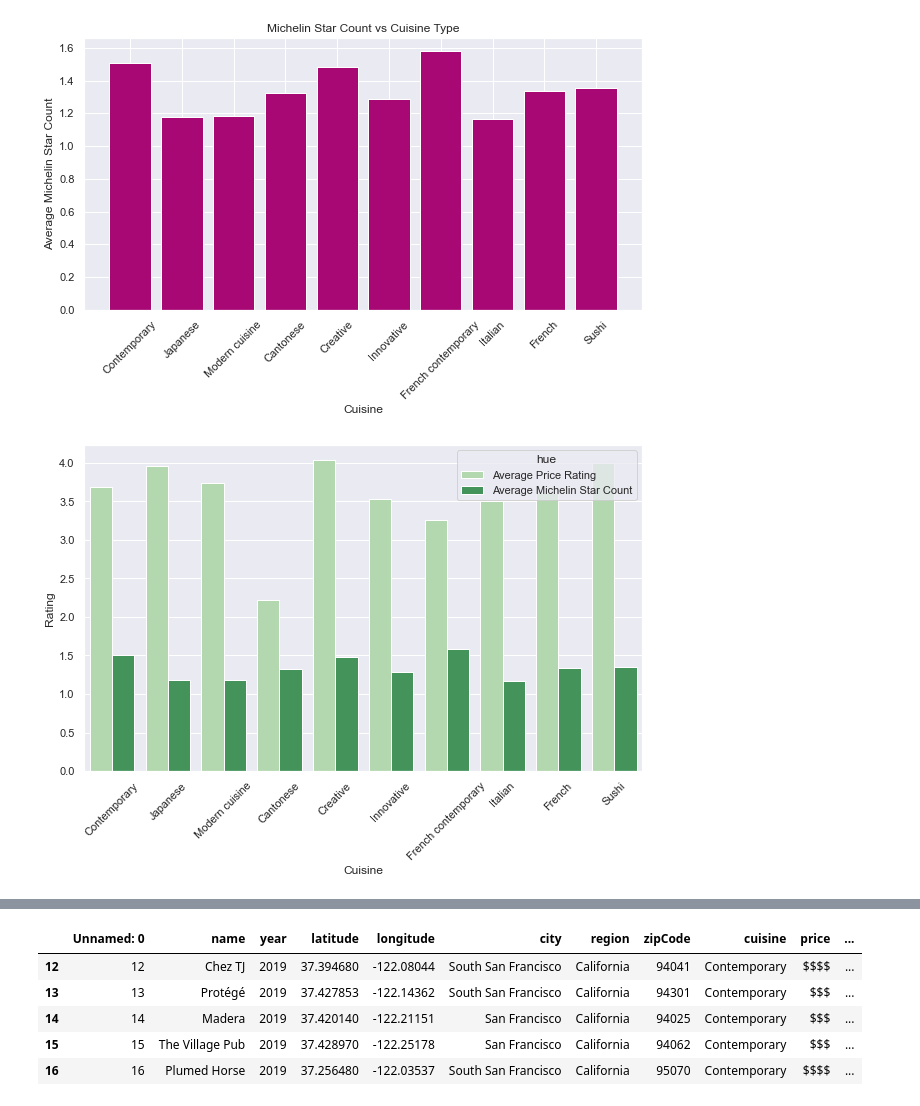
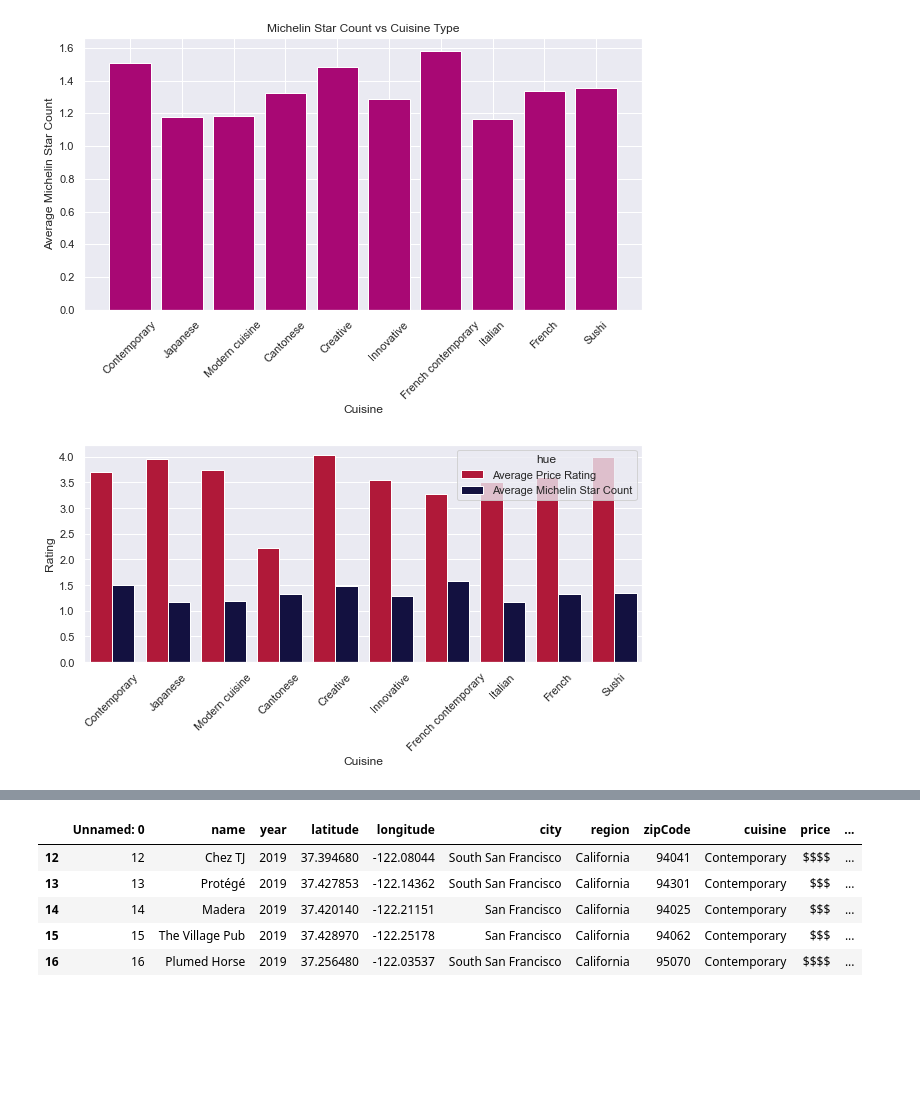
Before and after one commit to EI-github/smu_project1_michelinrestaurants, a Jupyter notebook: Cody_Work/Project 1/Project1.ipynb, the cells around one changed output, grey strips where cells are left out. Drawn from its saved outputs; the diff is of its cells as text; code cells hidden in the pictures; blank space fills up the shorter version.

```diff
--- a/Cody_Work/Project 1/Project1.ipynb
+++ b/Cody_Work/Project 1/Project1.ipynb
@@ -405,27 +478,29 @@ plt.show()
 # %% [output]
 [figure]
 # %%
+# https://stackoverflow.com/questions/37427362/plt-show-shows-full-graph-but-savefig-is-cropping-the-image/37428142
 # https://stackoverflow.com/questions/50912819/how-to-combine-two-bar-chart-of-two-files-in-one-diagram-in-matplotlib-pandas
-plt.figure(figsize=(10,6))
+plt.figure(figsize=(10,4))
 
 df1=pd.DataFrame({'Cuisine':['Contemporary', 'Japanese', 'Modern cuisine', 'Cantonese',
        'Creative', 'Innovative', 'French contemporary', 'Italian',
        'French', 'Sushi'],'Rating':[3.69333333, 3.96078431, 3.73469388, 2.225     , 4.03225806,
        3.53571429, 3.26315789, 3.5       , 3.61111111, 4       ]})
 df2=pd.DataFrame({'Cuisine':['Contemporary', 'Japanese', 'Modern cuisine', 'Cantonese',
        'Creative', 'Innovative', 'French contemporary', 'Italian',
        'French', 'Sushi'],'Rating':[1.50666667, 1.17647059, 1.18367347, 1.325     , 1.48387097,
        1.28571429, 1.57894737, 1.16666667, 1.33333333, 1.35294118]})
 df1['hue']= "Average Price Rating"
 df2['hue']= "Average Michelin Star Count"
 res=pd.concat([df1,df2])
 sns.set(style="darkgrid")
 
-sns.barplot(x='Cuisine',y='Rating',data=res,hue='hue',palette="Greens")
+sns.barplot(x='Cuisine',y='Rating',data=res,hue='hue',palette=["#C9002A", "#0C0948"])
 plt.xticks(rotation = 45)
+plt.savefig('SidebySide.png', bbox_inches = 'tight')
 plt.show()
 # %% [output]
-[figure, old version]
+[figure, new version]
 # %%
 regUS_df = df_price.loc[(df_price['region'] == "California") | (df_price['region'] == "New York City") | (df_price['region'] == "Chicago") | (df_price['region'] == "Washington DC")]
 regUS_df.info()
```
Also changed, not shown: parts of 9 cells of this notebook, 8 other files.
